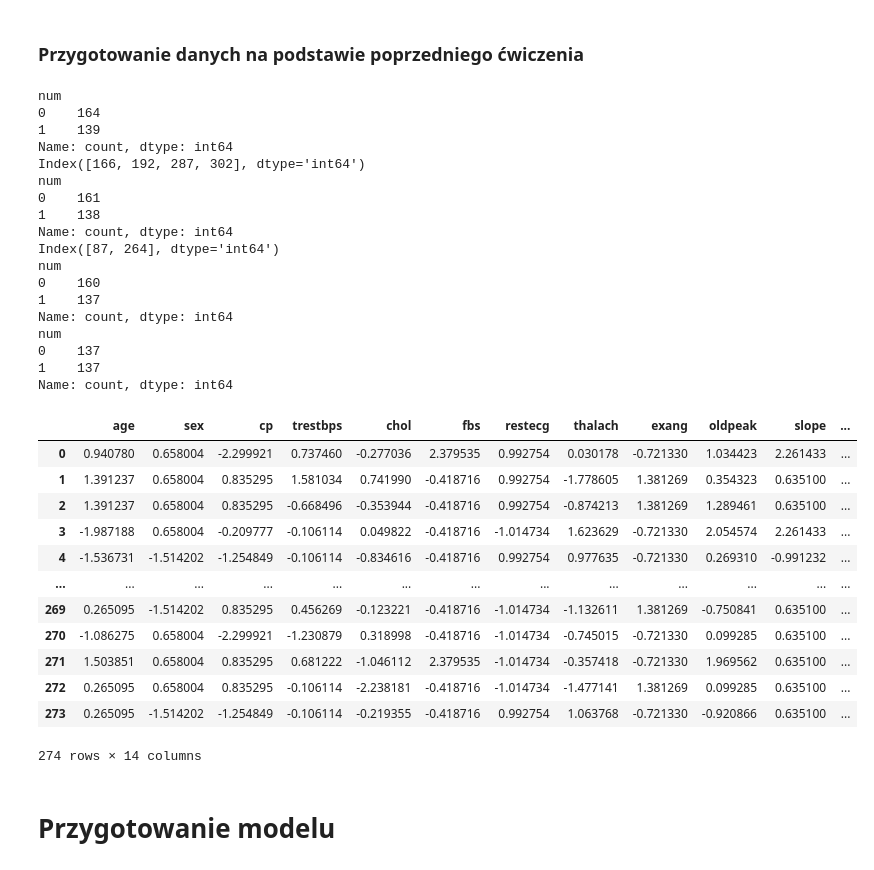
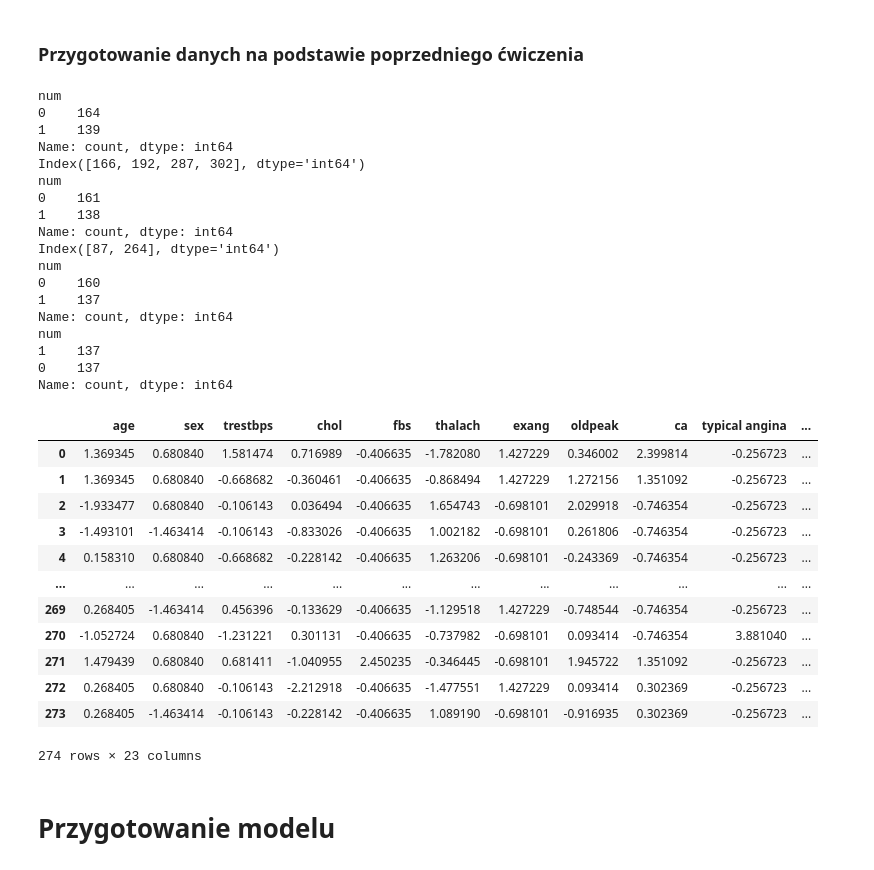
Before and after one commit to SzymonSawczuk/neural-networks, a Jupyter notebook: lab3/Ćwiczenie_3_Szymon_Sawczuk_260287.ipynb, the cells around one changed output. Cells and saved outputs as stored; diff of their text form; code cells hidden in the pictures.

```diff
--- a/lab3/Ćwiczenie_3_Szymon_Sawczuk_260287.ipynb
+++ b/lab3/Ćwiczenie_3_Szymon_Sawczuk_260287.ipynb
@@ -48,51 +48,70 @@ print(df["num"].value_counts())
 random_idx = df.query("num == 0").sample(df["num"].value_counts()[0] - df["num"].value_counts()[1]).index
 df = df.drop(random_idx)
 df = df.reset_index(drop=True)
 print(df["num"].value_counts())
 
-df_without_num = df.loc[:, df.columns != "num"]
+
+def category_to_dummy(column: str, targets: list[str]):
+    result_categories = pd.get_dummies(column).astype(int)
+    result_categories.columns = targets
+    return result_categories
+
+df_without_num = pd.concat([df,
+                            category_to_dummy(df["cp"], ["typical angina", "atypical angina", "non-anginal pain", "asymptomatic"]),
+                            category_to_dummy(df["restecg"], ["normal", "having ST-T wave abnormality", "left ventricular hypertrophy by Estes' criteria"]),
+                            category_to_dummy(df["slope"], ["upsloping", "flat", "downsloping"]),
+                            category_to_dummy(df["thal"], ["normal", "fixed defect", "reversable defect"]),
+                            ], axis=1)
+
+df_without_num = df_without_num.loc[:, df_without_num.columns != "cp"]
+df_without_num = df_without_num.loc[:, df_without_num.columns != "restecg"]
+df_without_num = df_without_num.loc[:, df_without_num.columns != "slope"]
+df_without_num = df_without_num.loc[:, df_without_num.columns != "thal"]
+df_without_num = df_without_num.loc[:, df_without_num.columns != "num"]
+
 std_features = (df_without_num - df_without_num.mean() )/ df_without_num.std() #(value-mean)/variance
 
-result = std_features
-result["heart_disease"] = df["num"]
+result_df = std_features
+result_df["heart_disease"] = df["num"]
 
 # data not standarized 4. Danych znormalizowanych i nieznormalizowanych
 n_std_result = df_without_num
 n_std_result["heart_disease"] = df["num"]
 
-result
+
+result_df
 # %% [output]
 num
 0    164
 1    139
 Name: count, dtype: int64
 Index([166, 192, 287, 302], dtype='int64')
 num
 0    161
 1    138
 Name: count, dtype: int64
 Index([87, 264], dtype='int64')
 num
 0    160
 1    137
 Name: count, dtype: int64
 num
+1    137
 0    137
-1    137
 Name: count, dtype: int64
-|  | age | sex | cp | trestbps | chol | fbs | restecg | thalach | exang | oldpeak | slope | ... |
-| 0 | 0.940780 | 0.658004 | -2.299921 | 0.737460 | -0.277036 | 2.379535 | 0.992754 | 0.030178 | -0.721330 | 1.034423 | 2.261433 | ... |
-| 1 | 1.391237 | 0.658004 | 0.835295 | 1.581034 | 0.741990 | -0.418716 | 0.992754 | -1.778605 | 1.381269 | 0.354323 | 0.635100 | ... |
-| 2 | 1.391237 | 0.658004 | 0.835295 | -0.668496 | -0.353944 | -0.418716 | 0.992754 | -0.874213 | 1.381269 | 1.289461 | 0.635100 | ... |
-| 3 | -1.987188 | 0.658004 | -0.209777 | -0.106114 | 0.049822 | -0.418716 | -1.014734 | 1.623629 | -0.721330 | 2.054574 | 2.261433 | ... |
-| 4 | -1.536731 | -1.514202 | -1.254849 | -0.106114 | -0.834616 | -0.418716 | 0.992754 | 0.977635 | -0.721330 | 0.269310 | -0.991232 | ... |
-| ... | ... | ... | ... | ... | ... | ... | ... | ... | ... | ... | ... | ... |
-| 269 | 0.265095 | -1.514202 | 0.835295 | 0.456269 | -0.123221 | -0.418716 | -1.014734 | -1.132611 | 1.381269 | -0.750841 | 0.635100 | ... |
-| 270 | -1.086275 | 0.658004 | -2.299921 | -1.230879 | 0.318998 | -0.418716 | -1.014734 | -0.745015 | -0.721330 | 0.099285 | 0.635100 | ... |
-| 271 | 1.503851 | 0.658004 | 0.835295 | 0.681222 | -1.046112 | 2.379535 | -1.014734 | -0.357418 | -0.721330 | 1.969562 | 0.635100 | ... |
-| 272 | 0.265095 | 0.658004 | 0.835295 | -0.106114 | -2.238181 | -0.418716 | -1.014734 | -1.477141 | 1.381269 | 0.099285 | 0.635100 | ... |
-| 273 | 0.265095 | -1.514202 | -1.254849 | -0.106114 | -0.219355 | -0.418716 | 0.992754 | 1.063768 | -0.721330 | -0.920866 | 0.635100 | ... |
+|  | age | sex | trestbps | chol | fbs | thalach | exang | oldpeak | ca | typical angina | ... |
+| 0 | 1.369345 | 0.680840 | 1.581474 | 0.716989 | -0.406635 | -1.782080 | 1.427229 | 0.346002 | 2.399814 | -0.256723 | ... |
+| 1 | 1.369345 | 0.680840 | -0.668682 | -0.360461 | -0.406635 | -0.868494 | 1.427229 | 1.272156 | 1.351092 | -0.256723 | ... |
+| 2 | -1.933477 | 0.680840 | -0.106143 | 0.036494 | -0.406635 | 1.654743 | -0.698101 | 2.029918 | -0.746354 | -0.256723 | ... |
+| 3 | -1.493101 | -1.463414 | -0.106143 | -0.833026 | -0.406635 | 1.002182 | -0.698101 | 0.261806 | -0.746354 | -0.256723 | ... |
+| 4 | 0.158310 | 0.680840 | -0.668682 | -0.228142 | -0.406635 | 1.263206 | -0.698101 | -0.243369 | -0.746354 | -0.256723 | ... |
+| ... | ... | ... | ... | ... | ... | ... | ... | ... | ... | ... | ... |
+| 269 | 0.268405 | -1.463414 | 0.456396 | -0.133629 | -0.406635 | -1.129518 | 1.427229 | -0.748544 | -0.746354 | -0.256723 | ... |
+| 270 | -1.052724 | 0.680840 | -1.231221 | 0.301131 | -0.406635 | -0.737982 | -0.698101 | 0.093414 | -0.746354 | 3.881040 | ... |
+| 271 | 1.479439 | 0.680840 | 0.681411 | -1.040955 | 2.450235 | -0.346445 | -0.698101 | 1.945722 | 1.351092 | -0.256723 | ... |
+| 272 | 0.268405 | 0.680840 | -0.106143 | -2.212918 | -0.406635 | -1.477551 | 1.427229 | 0.093414 | 0.302369 | -0.256723 | ... |
+| 273 | 0.268405 | -1.463414 | -0.106143 | -0.228142 | -0.406635 | 1.089190 | -0.698101 | -0.916935 | 0.302369 | -0.256723 | ... |
-274 rows × 14 columns
+274 rows × 23 columns
 # %%
 def train_test_split(features, targets, percentage):
     choices = np.random.choice(range(features.shape[0]), size=(int(features.shape[0] * percentage/100),), replace=False)
```
Also changed, not shown: parts of 17 cells of this notebook, 2 other files.
